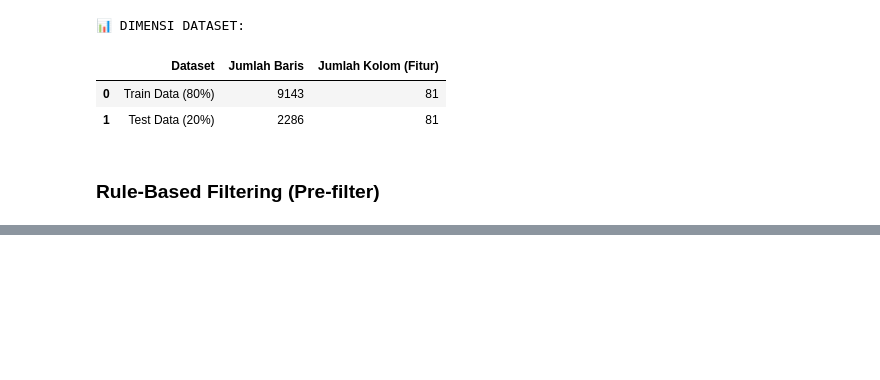
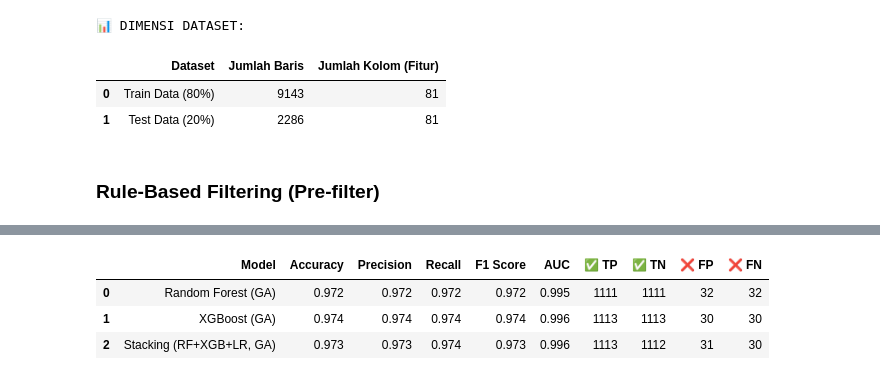
Before and after one commit to rubenmartogi/Phishing-Website-Detection-using-XGBoost-and-RFM, a Jupyter notebook: Phishing Website Detection_Models & Training.ipynb, the cells around one changed output, grey strips where cells are left out. Saved outputs shown, nothing was run; the diff lists cells and outputs as text; code cells hidden in the pictures; blank space fills up the shorter version.

```diff
--- a/Phishing Website Detection_Models & Training.ipynb
+++ b/Phishing Website Detection_Models & Training.ipynb
@@ -515,85 +488,64 @@ from sklearn.metrics import (
     f1_score, roc_auc_score, confusion_matrix
 )
 
-# 1. FUNGSI EVALUASI KOMPREHENSIF
 def evaluate_model(name, model, X_eval, y_eval):
-    # Prediksi label dan probabilitas
     y_pred = model.predict(X_eval)
+    y_prob = model.predict_proba(X_eval)[:, 1] if hasattr(model, "predict_proba") else y_pred
 
-    # Ekstrak probabilitas (untuk ROC AUC) jika model mendukungnya
-    if hasattr(model, "predict_proba"):
-        y_prob = model.predict_proba(X_eval)[:, 1]
-    else:
-        y_prob = y_pred
-
-    # Hitung komponen Confusion Matrix
     tn, fp, fn, tp = confusion_matrix(y_eval, y_pred, labels=[0, 1]).ravel()
 
-    # Hitung ROC AUC (dengan penanganan error jika probabilitas gagal diekstrak)
     try:
         auc = roc_auc_score(y_eval, y_prob)
     except Exception:
         auc = np.nan
 
-    # Kembalikan dictionary hasil metrik
+    cm_table = pd.DataFrame(
+        confusion_matrix(y_eval, y_pred, labels=[0, 1]),
+        index=["Actual Benign (0)", "Actual Phishing (1)"],
+        columns=["Predicted Benign (0)", "Predicted Phishing (1)"]
+    )
+
     return {
         "Model": name,
         "Accuracy": accuracy_score(y_eval, y_pred),
         "Precision": precision_score(y_eval, y_pred, zero_division=0),
         "Recall": recall_score(y_eval, y_pred, zero_division=0),
         "F1 Score": f1_score(y_eval, y_pred, zero_division=0),
-        "AUC": auc if not np.isnan(auc) else np.nan,
+        "AUC": auc,
         "✅ TP": int(tp),
         "✅ TN": int(tn),
         "❌ FP": int(fp),
-        "❌ FN": int(fn)
+        "❌ FN": int(fn),
+        "cm_table": cm_table
     }
 
-# 2. EKSEKUSI EVALUASI SEMUA MODEL
-detail_rows = []
+evaluations = [
+    evaluate_model("Random Forest (GA)", rf_ga, X_test, y_test),
+    evaluate_model("XGBoost (GA)", xgb_ga, X_test, y_test),
+    evaluate_model("Stacking (RF+XGB+LR, GA)", stack_ga, X_test, y_test),
+]
 
-# Cek ketersediaan model sebelum dievaluasi (Urutan append menentukan urutan di tabel)
-if "forest" in globals() or "forest" in locals():
-    detail_rows.append(evaluate_model("Random Forest", forest, X_test, y_test))
+# Leaderboard metrik
+detail_df = pd.DataFrame([{k: v for k, v in e.items() if k != "cm_table"} for e in evaluations])
 
-if "xgb" in globals() or "xgb" in locals():
-    detail_rows.append(evaluate_model("XGBoost", xgb, X_test, y_test))
+print("📊 PERBANDINGAN PERFORMA MODEL PADA DATA TEST")
+display(
+    detail_df.style
+    .format({
+        "Accuracy": "{:.3f}",
+        "Precision": "{:.3f}",
+        "Recall": "{:.3f}",
+        "F1 Score": "{:.3f}",
+        "AUC": "{:.3f}"
+    })
+    .background_gradient(cmap="Greens", subset=["Accuracy", "Precision", "Recall", "F1 Score", "AUC"])
+    .background_gradient(cmap="Blues", subset=["✅ TP", "✅ TN"])
+    .background_gradient(cmap="Reds", subset=["❌ FP", "❌ FN"])
+    .set_properties(**{"text-align": "center", "vertical-align": "middle"})
+)
 
-if "stack_model" in globals() or "stack_model" in locals():
-    detail_rows.append(evaluate_model("Stacking (RF+XGB+LR)", stack_model, X_test, y_test))
-
-# 3. KOMPILASI & VISUALISASI HASIL (LEADERBOARD)
-# Gabungkan hasil ke dalam DataFrame
-detail_df = pd.DataFrame(detail_rows)
-
-if not detail_df.empty:
-    # Mengamankan urutan tetap: RF -> XGBoost -> Stacking
-    detail_df = detail_df.reset_index(drop=True)
-
-    # Styling DataFrame agar menjadi "Dashboard" yang interaktif
-    styled_leaderboard = (
-        detail_df.style
-        # Format angka menjadi desimal (0.xxx) bukan persentase (%)
-        .format({
-            "Accuracy": "{:.3f}",
-            "Precision": "{:.3f}",
-            "Recall": "{:.3f}",
-            "F1 Score": "{:.3f}",
-            "AUC": "{:.3f}"
-        })
-        # Gradasi Hijau untuk skor metrik (semakin gelap = semakin baik)
-        .background_gradient(cmap='Greens', subset=["Accuracy", "Precision", "Recall", "F1 Score", "AUC"])
-        # Gradasi Biru untuk tebakan benar (TP & TN)
-        .background_gradient(cmap='Blues', subset=["✅ TP", "✅ TN"])
-        # Gradasi Merah untuk tebakan salah (FP & FN) -> Semakin gelap merahnya = semakin buruk
-        .background_gradient(cmap='Reds', subset=["❌ FP", "❌ FN"])
-        # Konfigurasi perataan teks
-        .set_properties(**{'text-align': 'center', 'vertical-align': 'middle'})
-    )
-
-    # Menampilkan Output
-    print("PERBANDINGAN PERFORMA KETIGA MODEL PADA DATA TEST ")
-    display(styled_leaderboard)
-else:
-    print("⚠️ Tidak ada model yang terdeteksi untuk dievaluasi.")
+# Confusion matrix per model
+for e in evaluations:
+    print(f"\n🧩 CONFUSION MATRIX - {e['Model']}")
+    display(e["cm_table"])
 # %% [output]
@@ -600,0 +553,4 @@ else:
+|  | Model | Accuracy | Precision | Recall | F1 Score | AUC | ✅ TP | ✅ TN | ❌ FP | ❌ FN |
+| 0 | Random Forest (GA) | 0.972 | 0.972 | 0.972 | 0.972 | 0.995 | 1111 | 1111 | 32 | 32 |
+| 1 | XGBoost (GA) | 0.974 | 0.974 | 0.974 | 0.974 | 0.996 | 1113 | 1113 | 30 | 30 |
+| 2 | Stacking (RF+XGB+LR, GA) | 0.973 | 0.973 | 0.974 | 0.973 | 0.996 | 1113 | 1112 | 31 | 30 |
```
Also changed, not shown: parts of 11 cells of this notebook.
